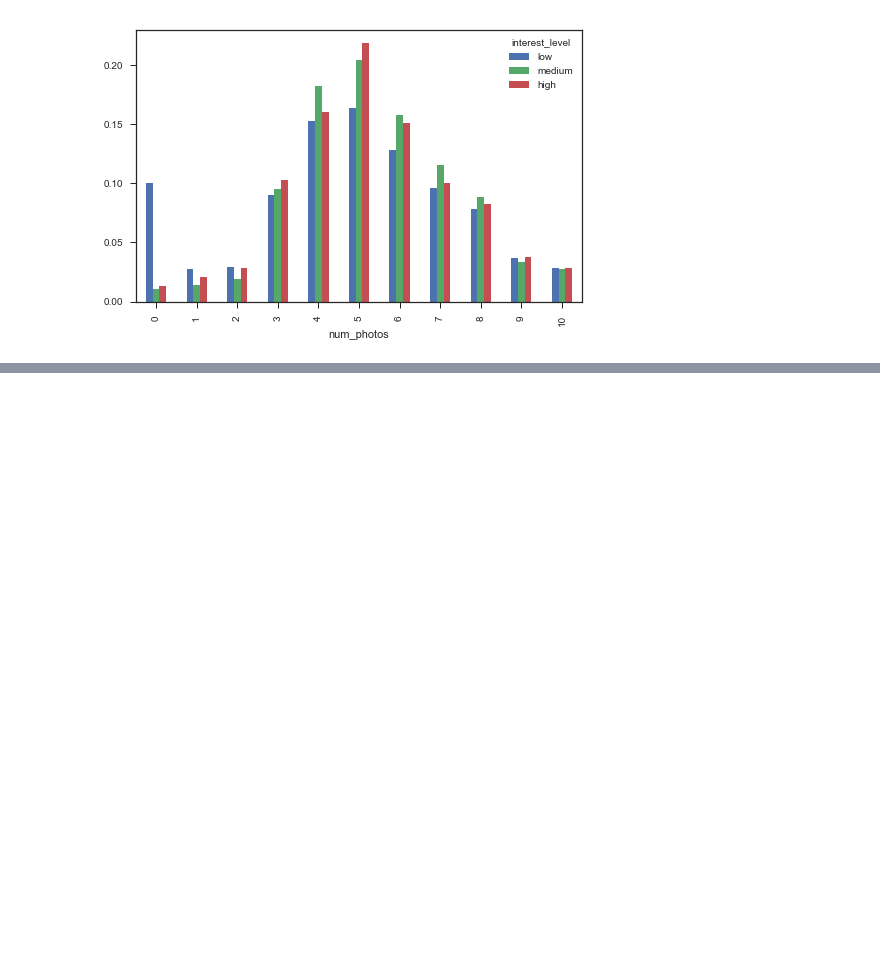
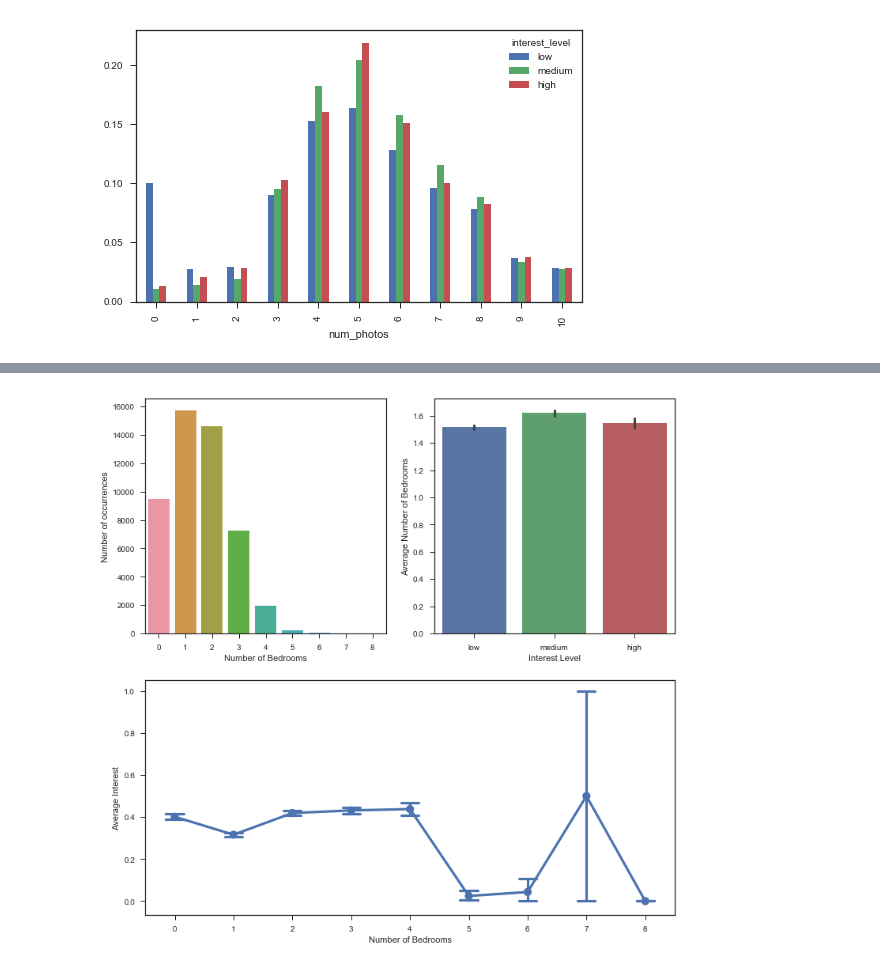
Before and after one commit to byungjun0689/DataScience, a Jupyter notebook: 8. Kaggle/17. Newyork Apartment/Following pycon data.ipynb, the cells around one changed output, grey strips where cells are left out. Cells and saved outputs as stored; diff of their text form; code cells hidden in the pictures; blank space fills up the shorter version.

```diff
--- a/8. Kaggle/17. Newyork Apartment/Following pycon data.ipynb
+++ b/8. Kaggle/17. Newyork Apartment/Following pycon data.ipynb
@@ -347,0 +377,25 @@ plt.show()
+# %%
+### Quantitative substitute of Interest Level map으로 변경할수도있다.
+train_df['interest'] = np.where(train_df.interest_level=='low', 0,
+                                  np.where(train_df.interest_level=='medium', 1, 2))
+# %%
+### Bedrooms graphs
+fig = plt.figure(figsize=(12,12))
+
+### Number of occurrences
+sns.countplot(train_df.bedrooms, ax = plt.subplot(221));
+plt.xlabel('Number of Bedrooms');
+plt.ylabel('Number of occurrences');
+
+### Average number of Bedrooms per Interest Level
+sns.barplot(x='interest_level', y='bedrooms', data=train_df, order=['low', 'medium', 'high'],
+            ax = plt.subplot(222));
+plt.xlabel('Interest Level');
+plt.ylabel('Average Number of Bedrooms');
+
+### Average interest for every number of bedrooms
+sns.pointplot(x="bedrooms", y="interest", data=train_df, ax = plt.subplot(212), capsize=.3);
+plt.xlabel('Number of Bedrooms');
+plt.ylabel('Average Interest');
+# %% [output]
+[figure, added]
```
Also changed, not shown: parts of 15 cells of this notebook.
